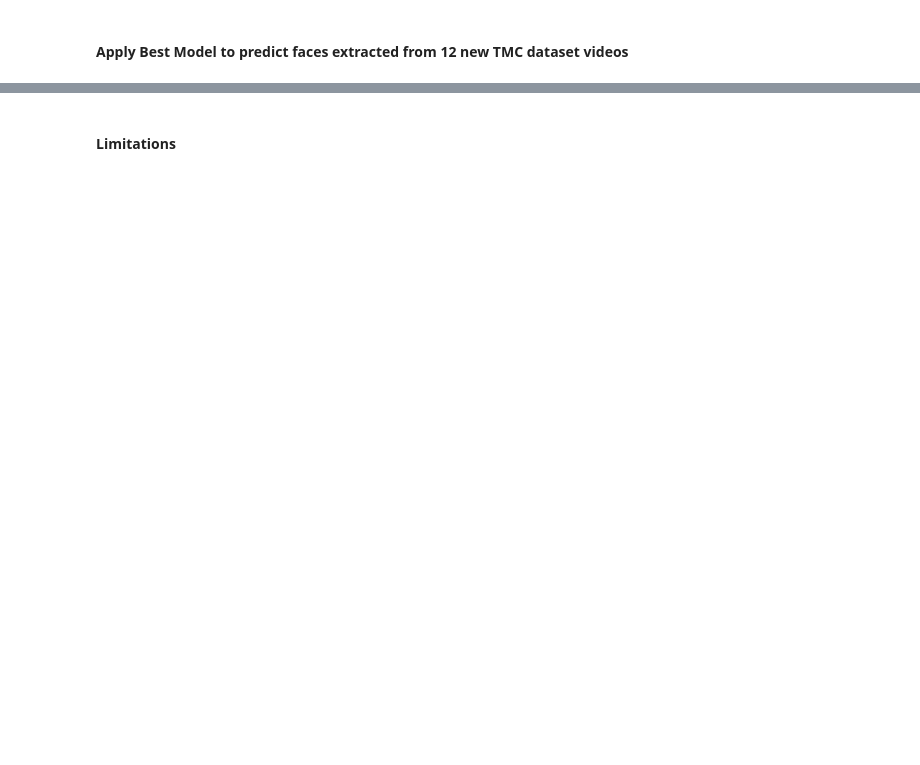
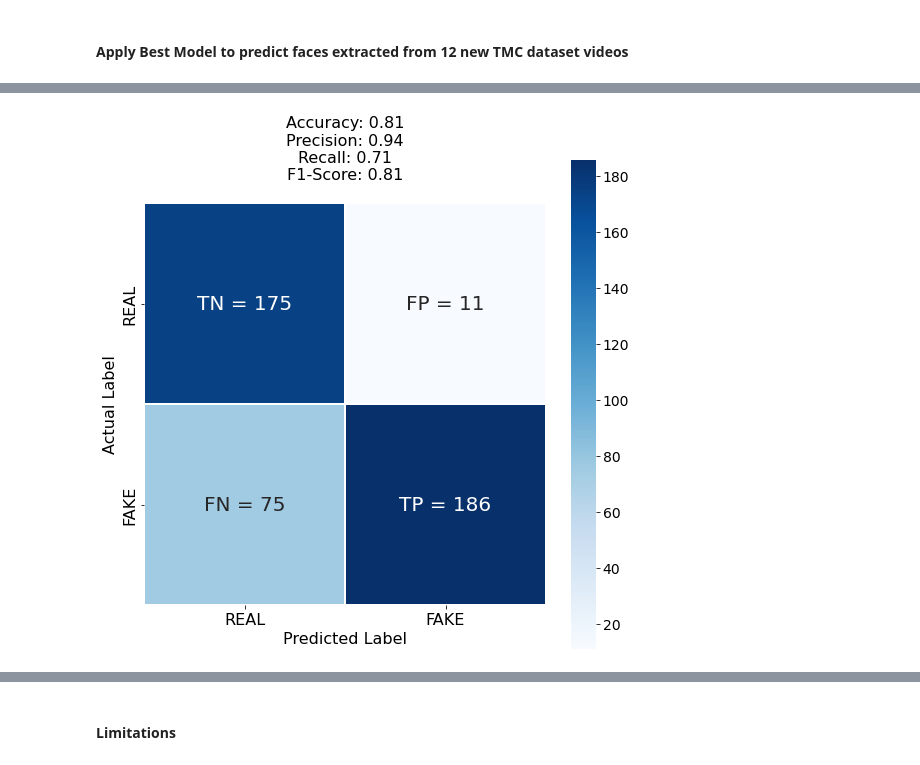
Before and after one commit to ca1vin1im/GA-Projects, a Jupyter notebook: Capstone/F -- Train Model.ipynb, the cells around one changed output, grey strips where cells are left out. Drawn from its saved outputs; the diff is of its cells as text; code cells hidden in the pictures; blank space fills up the shorter version.

Commit message:
Capstone Project: Deep Fakes Detector (5th Submission)

```diff
--- a/Capstone/F -- Train Model.ipynb
+++ b/Capstone/F -- Train Model.ipynb
@@ -874,0 +878,40 @@ Actual
+# %%
+cm = sklearn.metrics.confusion_matrix(TMCsample_results['Actual'].values, TMCsample_results['Predicted'].values)
+# Save Confusion Matrix values
+tn, fp, fn, tp = cm.ravel()
+accuracy = (tp + tn) / (tp + tn + fp + fn)
+precision = tp / (tp + fp)
+recall = tp / (tp + fn)    # Sensitivity
+specificity = tn / (tn + fp)
+f1_score = (2 * recall * precision) / (recall + precision)
+
+# Create modified labels for Confusion Matrix
+modified_cm = []
+for index, value in enumerate(cm):
+    if index == 0:
+        modified_cm.append(['TN = ' + str(value[0]), 'FP = ' + str(value[1])])
+    if index == 1:
+        modified_cm.append(['FN = ' + str(value[0]), 'TP = ' + str(value[1])])
+
+# Plot the Confusion Matrix
+plt.figure(figsize = (9, 9))
+sns.heatmap(cm, annot = np.array(modified_cm),
+            fmt = 's',                             # s - string, d - decimal
+            annot_kws = {'size': 20},
+            linewidths = .5,
+            square = True,
+            cmap = 'Blues',
+            xticklabels = ['REAL', 'FAKE'],
+            yticklabels = ['REAL', 'FAKE']
+            )
+
+plt.ylabel('Actual Label', fontsize = 16)
+plt.xlabel('Predicted Label', fontsize = 16)
+plt.title('Accuracy: {:.2f}'.format(accuracy) + '\n'
+            + 'Precision: {:.2f}'.format(precision) + '\n'
+            + 'Recall: {:.2f}'.format(recall) + '\n'
+            + 'F1-Score: {:.2f}'.format(f1_score) + '\n', size = 16)
+
+plt.tick_params(labelsize = 16)
+# %% [output]
+[figure, added]
```
Also changed, not shown: parts of 31 cells of this notebook, 6 other files.
